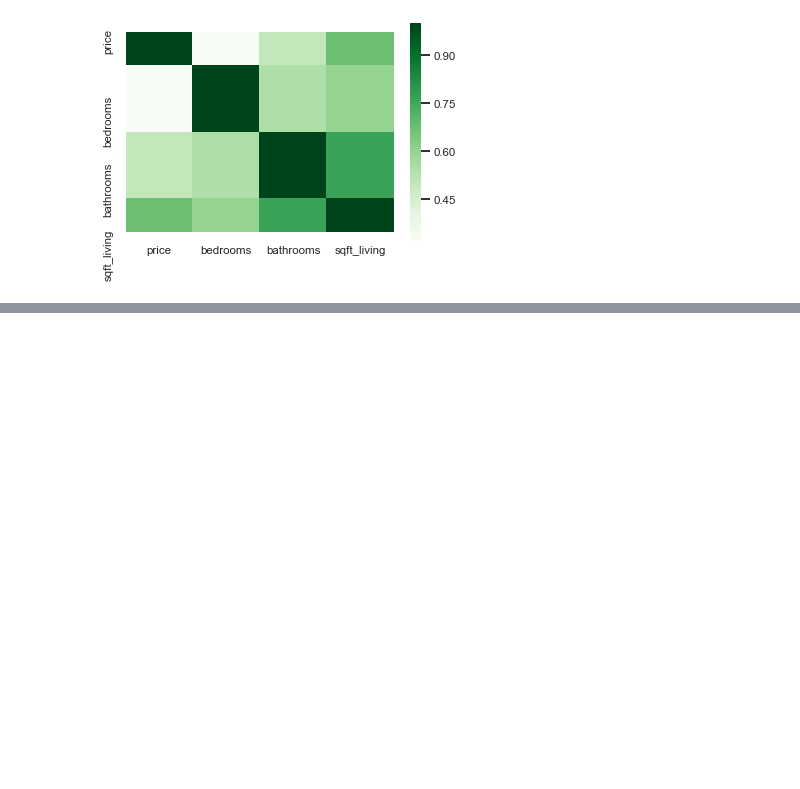
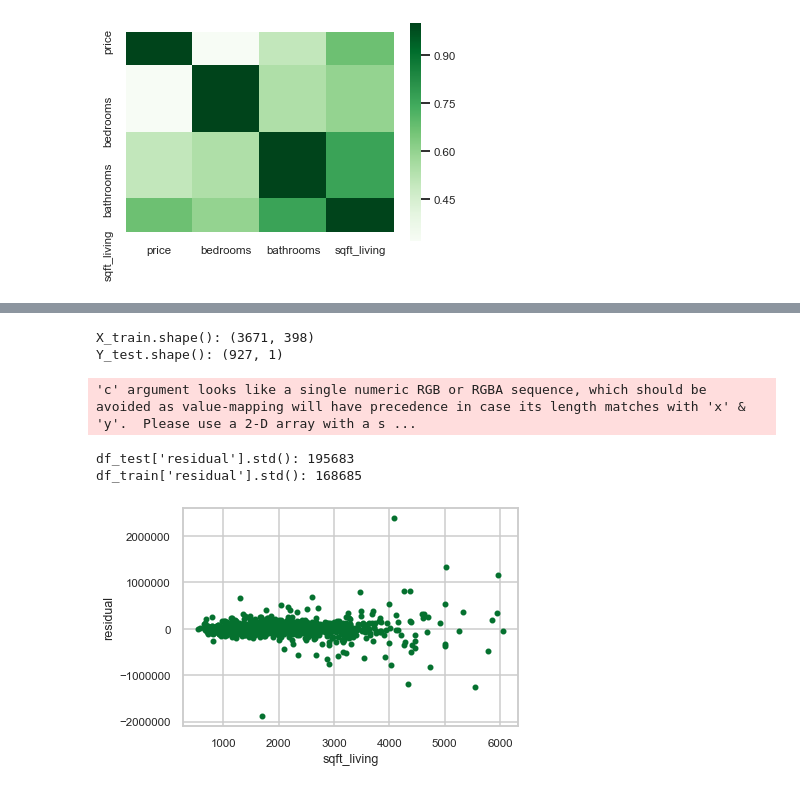
Before and after one commit to hmseyoum/Capstone-Project-1, a Jupyter notebook: Data Story -- House Price Prediction.ipynb, the cells around one changed output, grey strips where cells are left out. Saved outputs shown, nothing was run; the diff lists cells and outputs as text; code cells hidden in the pictures; blank space fills up the shorter version.

Commit message:
only achieved 170k RMSE and only for simple Lasso model

```diff
--- a/Data Story -- House Price Prediction.ipynb
+++ b/Data Story -- House Price Prediction.ipynb
@@ -360,0 +387,7 @@ sns.heatmap(features.corr(), square=True, cmap='Greens')
+# %%
+for c in ['statezip', 'country', 'street', 'date', 'year']:
+    try:
+        del df[c]
+    except KeyError:
+        pass
+df.describe(include='all')
@@ -360,0 +533,15 @@ sns.heatmap(features.corr(), square=True, cmap='Greens')
+# %%
+from sklearn.preprocessing import PolynomialFeatures
+transformer = PolynomialFeatures(degree=2, include_bias=False)
+poly_feature_names = 'bedrooms bathrooms sqft_living sqft_lot floors waterfront condition sqft_above sqft_basement age renovation_age'.split()
+poly_feature_names.extend([c for c in df.columns if c.startswith('zip3') or c.startswith('view')])
+poly_feature_names = pd.Series(poly_feature_names, index=[f'x{i}' for i in range(len(poly_feature_names))])  # so you can know what x1, x2 mean, etc
+print('Polynomial Feature Names:')
+print(poly_feature_names)
+print()
+df_poly = pd.DataFrame(transformer.fit_transform(
+    df[list(poly_feature_names)]),
+    index=df.index.values,
+    columns=transformer.get_feature_names())
+print(f"df_poly.isna().sum().sum(): {df.isna().sum().sum()}")
+df = pd.concat([df, df_poly], axis=1)
@@ -360,0 +566,28 @@ sns.heatmap(features.corr(), square=True, cmap='Greens')
+# %%
+# manual train_test split so it will be easier to plot residuals
+np.random.seed(0)
+is_testset = np.random.rand(len(df)) < .2  # 20% split (test_size=.2)
+df_test = df[is_testset].copy()
+df_train = df[~is_testset].copy()
+target_names = ['price']
+feature_names = [c for c in df.columns if c not in target_names]
+print(f'X_train.shape(): {df_train[feature_names].shape}')
+print(f'Y_test.shape(): {df_test[target_names].shape}')
+# %% [output]
+X_train.shape(): (3671, 398)
+Y_test.shape(): (927, 1)
+# %%
+model = Lasso(max_iter=20_000, tol=0.00001, normalize=True, alpha=10)
+model.fit(df_train[feature_names], df_train[target_names])
+df_test['prediction'] = model.predict(df_test[feature_names])
+df_test['residual'] = df_test['prediction'] - df_test[target_names[0]]
+df_train['prediction'] = model.predict(df_train[feature_names])
+df_train['residual'] = df_train['prediction'] - df_train[target_names[0]]
+df_test.plot(kind='scatter', x='sqft_living', y='residual')
+print(f"df_test['residual'].std(): {int(df_test['residual'].std())}")
+print(f"df_train['residual'].std(): {int(df_train['residual'].std())}")
+# %% [output]
+'c' argument looks like a single numeric RGB or RGBA sequence, which should be avoided as value-mapping will have precedence in case its length matches with 'x' & 'y'.  Please use a 2-D array with a s ...
+df_test['residual'].std(): 195683
+df_train['residual'].std(): 168685
+[figure, added]
```
Also changed, not shown: parts of 25 cells of this notebook, 1 other file.
